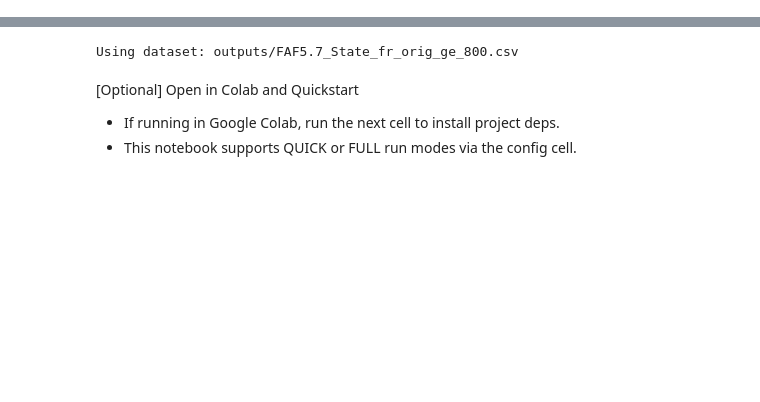
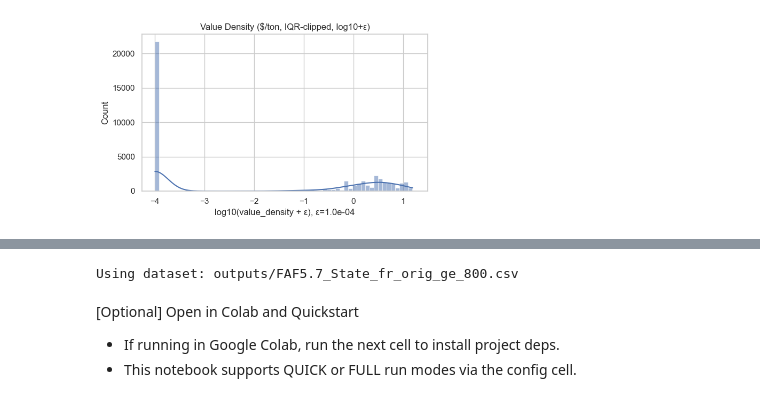
Before and after one commit to Mitchell-MC/capstone-supply-chain-analysis, a Jupyter notebook: Supply_Chain_Volatility_Intl.ipynb, the cells around one changed output, grey strips where cells are left out. Drawn from its saved outputs; the diff is of its cells as text; code cells hidden in the pictures; blank space fills up the shorter version.

```diff
--- a/Supply_Chain_Volatility_Intl.ipynb
+++ b/Supply_Chain_Volatility_Intl.ipynb
@@ -0,0 +282,14 @@
+# %%
+# Load fixed international-only dataset
+DATA_CSV = r'C:\Users\mccal\Downloads\FAF5.7_State\outputs\FAF5.7_State_fr_orig_ge_800.csv'
+
+df = pd.read_csv(DATA_CSV)
+
+# Ensure the context is international (imports/exports)
+if 'fr_orig' in df.columns:
+    df = df[df['fr_orig'] >= 800].copy()
+if 'trade_type' in df.columns:
+    df = df[df['trade_type'].isin([2, 3]) | (df['fr_orig'] >= 800)].copy()
+
+international_df = df.copy()
+print(f'Loaded international-only dataset: {len(df):,} rows from {DATA_CSV}')
@@ -21,0 +320,84 @@ else:
+# %%
+# Re-plot distributions with safe log transform and graceful empty handling
+
+def log10_with_epsilon(series):
+    """Return log10(series + epsilon) and the epsilon used.
+    Chooses epsilon based on the smallest positive value to preserve shape,
+    and falls back to 1e-6 if there are no positive values.
+    """
+    series = series.replace([np.inf, -np.inf], np.nan).dropna()
+    if series.empty:
+        return series, 1e-6
+    positive = series[series > 0]
+    epsilon = max(1e-6, float(positive.min()) * 0.5) if not positive.empty else 1e-6
+    return np.log10(series + epsilon), epsilon
+
+
+if 'international_df' in globals() and len(international_df):
+    dfp = international_df.copy()
+
+    # Ensure value_density exists (try unscaled first, then scaled)
+    if 'value_density' not in dfp.columns:
+        if {'value_2023', 'tons_2023'}.issubset(dfp.columns):
+            dfp['value_density'] = dfp['value_2023'] / (dfp['tons_2023'] + 1e-6)
+        elif {'value_2023_scaled', 'tons_2023_scaled'}.issubset(dfp.columns):
+            dfp['value_density'] = dfp['value_2023_scaled'] / (dfp['tons_2023_scaled'] + 1e-6)
+
+    plots = []
+    if 'resilience_score' in dfp.columns:
+        plots.append(('resilience_score', 'Resilience Score (0-100)', False))
+    if 'tons_volatility' in dfp.columns:
+        plots.append(('tons_volatility', 'Tons Volatility (IQR-clipped, log10+ε)', True))
+    if 'value_density' in dfp.columns:
+        plots.append(('value_density', 'Value Density ($/ton, IQR-clipped, log10+ε)', True))
+
+    if plots:
+        ncols = 2
+        nrows = int(np.ceil(len(plots) / ncols))
+        fig, axes = plt.subplots(nrows=nrows, ncols=ncols, figsize=(12, 4 * nrows))
+        axes = axes.flatten() if hasattr(axes, 'flatten') else [axes]
+
+        smp = dfp.sample(n=min(50000, len(dfp)), random_state=42)
+        for i, (col, title, skewed) in enumerate(plots):
+            s = smp[col].replace([np.inf, -np.inf], np.nan).dropna()
+            ax = axes[i]
+            if skewed:
+                # IQR clipping to reduce extreme tails
+                q1, q3 = s.quantile(0.25), s.quantile(0.75)
+                iqr = max(1e-9, q3 - q1)
+                lo, hi = q1 - 1.5 * iqr, q3 + 1.5 * iqr
+                # Clamp to non-negative domain where appropriate
+                s = s[(s >= max(0.0, lo)) & (s <= hi)]
+                s = s.replace([np.inf, -np.inf], np.nan).dropna()
+
+                if len(s) == 0:
+                    ax.text(0.5, 0.5, 'No data after filtering', transform=ax.transAxes,
+                            ha='center', va='center')
+                    ax.set_axis_off()
+                else:
+                    s_log, eps = log10_with_epsilon(s)
+                    sns.histplot(s_log, bins=60, kde=True, ax=ax)
+                    ax.set_xlabel(f'log10({col} + ε), ε={eps:.1e}')
+                    ax.set_xlim(right=0 if col == 'tons_volatility' else 1.5)
+            else:
+                sns.histplot(s, bins=60, kde=True, ax=ax)
+                ax.set_xlabel(col)
+            ax.set_title(title)
+
+        # Hide unused axes
+        for j in range(i + 1, len(axes)):
+            axes[j].axis('off')
+        plt.tight_layout()
+        plt.show()
+    else:
+        try:
+            logger.info('No metrics available for improved distribution plots (safe version).')
+        except Exception:
+            print('No metrics available for improved distribution plots (safe version).')
+else:
+    try:
+        logger.info('Skipping improved distributions: international_df unavailable (safe version).')
+    except Exception:
+        print('Skipping improved distributions: international_df unavailable (safe version).')
+# %% [output]
+[figure, added]
```
Also changed, not shown: parts of 32 cells of this notebook, 11 other files.
